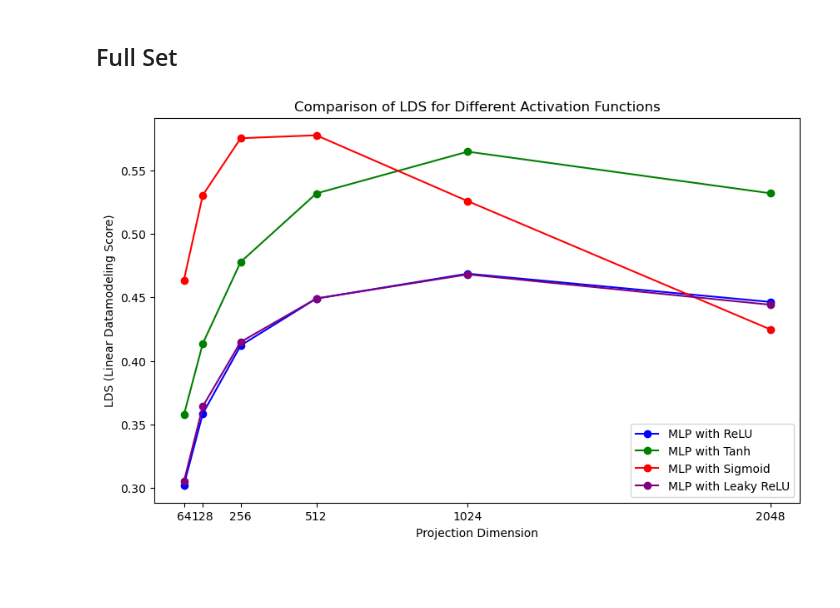
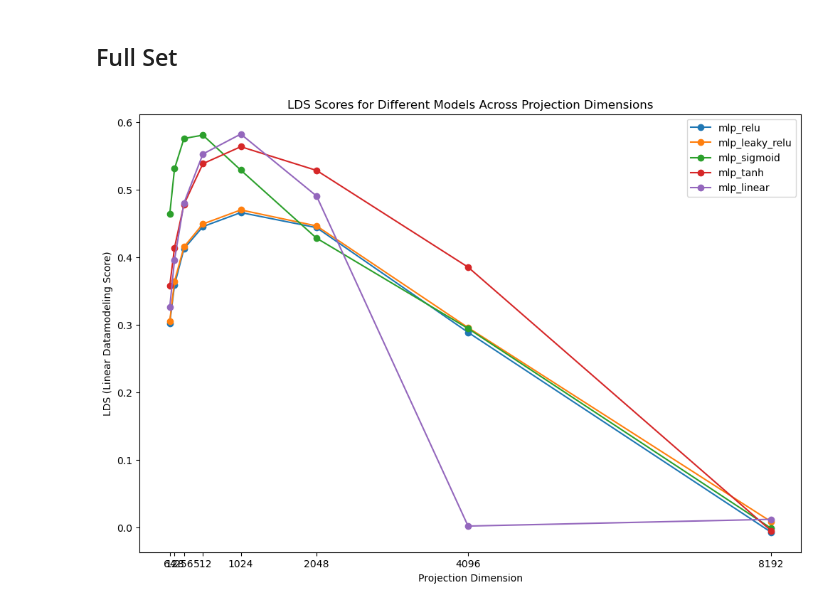
Before and after one commit to TRAIS-Lab/GraSS, a Jupyter notebook: visualization.ipynb, the cells around one changed output. Drawn from its saved outputs; the diff is of its cells as text; code cells hidden in the pictures; blank space fills up the shorter version.

Commit message:
linear activation added

```diff
--- a/visualization.ipynb
+++ b/visualization.ipynb
@@ -6,28 +92,33 @@ import matplotlib.pyplot as plt
 # %% [markdown]
 ## Full Set
-# %%
-# Data
-projections = [64, 128, 256, 512, 1024, 2048]
-lds_scores_relu = [0.3021, 0.3585, 0.4121, 0.4491, 0.4687, 0.4464]
-lds_scores_sigmoid = [0.4635, 0.5306, 0.5754, 0.5777, 0.5258, 0.4247]
-lds_scores_tanh = [0.3574, 0.4137, 0.4779, 0.5319, 0.5648, 0.5320]
-lds_scores_leaky_relu = [0.3049, 0.3642, 0.4149, 0.4491, 0.4681, 0.4442]
-
-# Plotting
-plt.figure(figsize=(10, 6))
-plt.plot(projections, lds_scores_relu, marker='o', linestyle='-', color='b', label='MLP with ReLU')
-plt.plot(projections, lds_scores_tanh, marker='o', linestyle='-', color='g', label='MLP with Tanh')
-plt.plot(projections, lds_scores_sigmoid, marker='o', linestyle='-', color='r', label='MLP with Sigmoid')
-plt.plot(projections, lds_scores_leaky_relu, marker='o', linestyle='-', color='purple', label='MLP with Leaky ReLU')
-
-# Labels and title
-plt.xlabel('Projection Dimension')
-plt.ylabel('LDS (Linear Datamodeling Score)')
-plt.title('Comparison of LDS for Different Activation Functions')
-plt.xticks(projections)  # Ensure x-axis has the correct projection values
-plt.legend()
-
-# Show plot
-plt.show()
-# %% [output]
-[figure, removed]
+# %%
+def plot_metrics(data, projections, metric='lds_scores'):
+    plt.figure(figsize=(12, 8))
+
+    # Plot LDS Scores for each model
+    for model in data:
+        plt.plot(projections, data[model][metric], marker='o', linestyle='-', label=model)
+
+    # Labels and title
+    plt.xlabel('Projection Dimension')
+    if metric == 'lds_scores':
+        plt.ylabel('LDS (Linear Datamodeling Score)')
+        plt.title('LDS Scores for Different Models Across Projection Dimensions')
+    if metric == 'avg_sparsity_orig':
+        plt.ylabel('Average Sparsity of Original Gradients')
+        plt.title('Average Sparsity of Original Gradients for Different Models Across Projection Dimensions')
+    if metric == 'avg_sparsity_proj':
+        plt.ylabel('Average Sparsity of Projected Gradients')
+        plt.title('Average Sparsity of Projected Gradients for Different Models Across Projection Dimensions')
+    if metric == 'avg_dist_corr':
+        plt.ylabel('Average Distance Correlation')
+        plt.title('Average Distance Correlation for Different Models Across Projection Dimensions')
+    plt.xticks(projections)
+    plt.legend()
+
+    # Show plot
+    plt.show()
+# %%
+plot_metrics(data, projections, metric='lds_scores')
+# %% [output]
+[figure, added]
```
Also changed, not shown: parts of 5 cells of this notebook, 3 other files.
